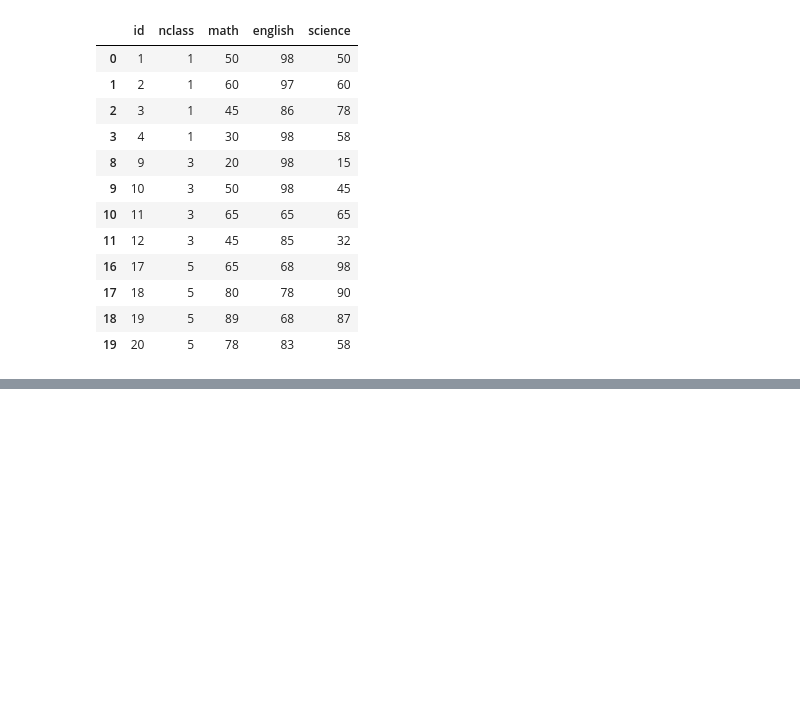
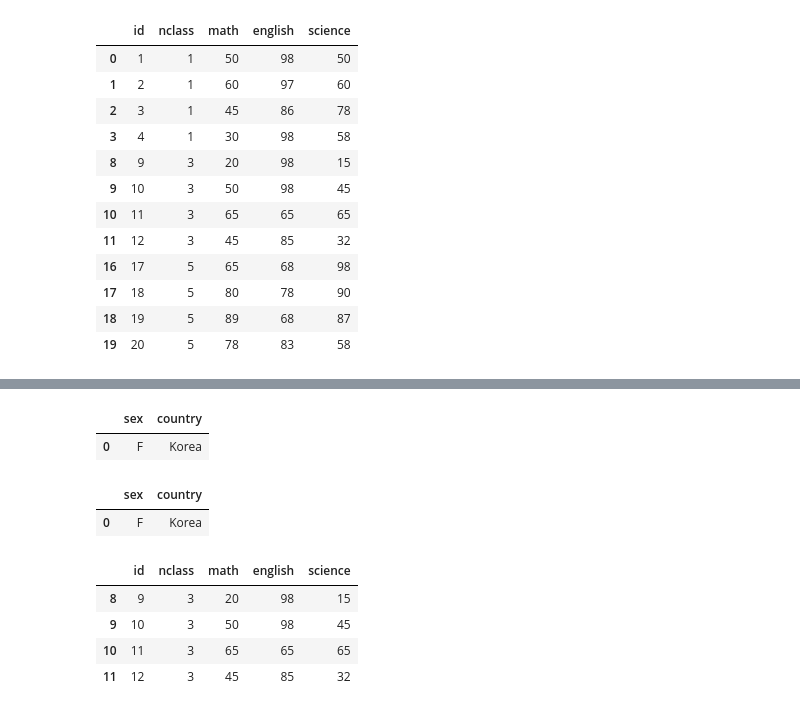
Before and after one commit to asdsadawww/-, a Jupyter notebook: 파이썬_코드연습_사본.ipynb, the cells around one changed output, grey strips where cells are left out. Saved outputs shown, nothing was run; the diff lists cells and outputs as text; code cells hidden in the pictures; blank space fills up the shorter version.

```diff
--- a/파이썬_코드연습_사본.ipynb
+++ b/파이썬_코드연습_사본.ipynb
@@ -546,0 +579,19 @@ exam.query('nclass in [1,3,5]')           #nclass가 1,3,5에 해당하면 추
+# %%
+df.query('sex == "F" & country == "Korea"')   #전체조건엔 작은따옴표, 추출할 문자에는 큰따옴표 사용. 둘 다 작은따옴표 사용시에는 오류발생
+# %% [output]
+|  | sex | country |
+| 0 | F | Korea |
+# %%
+df.query("sex == 'F' & country == 'Korea'")   #전체조건엔 큰따옴표, 추출할 문자에는 작은따옴표 사용. 바뀌어도 상관없음
+# %% [output]
+|  | sex | country |
+| 0 | F | Korea |
+# %%
+var=3                        #별도의 변수를 이용해 행을 추출하려면 변수명 앞에 @(골뱅이)를 붙여서 조건입력
+exam.query('nclass==@var')
+# %% [output]
+|  | id | nclass | math | english | science |
+| 8 | 9 | 3 | 20 | 98 | 15 |
+| 9 | 10 | 3 | 50 | 98 | 45 |
+| 10 | 11 | 3 | 65 | 65 | 65 |
+| 11 | 12 | 3 | 45 | 85 | 32 |
```
Also changed, not shown: parts of 2 cells of this notebook.
